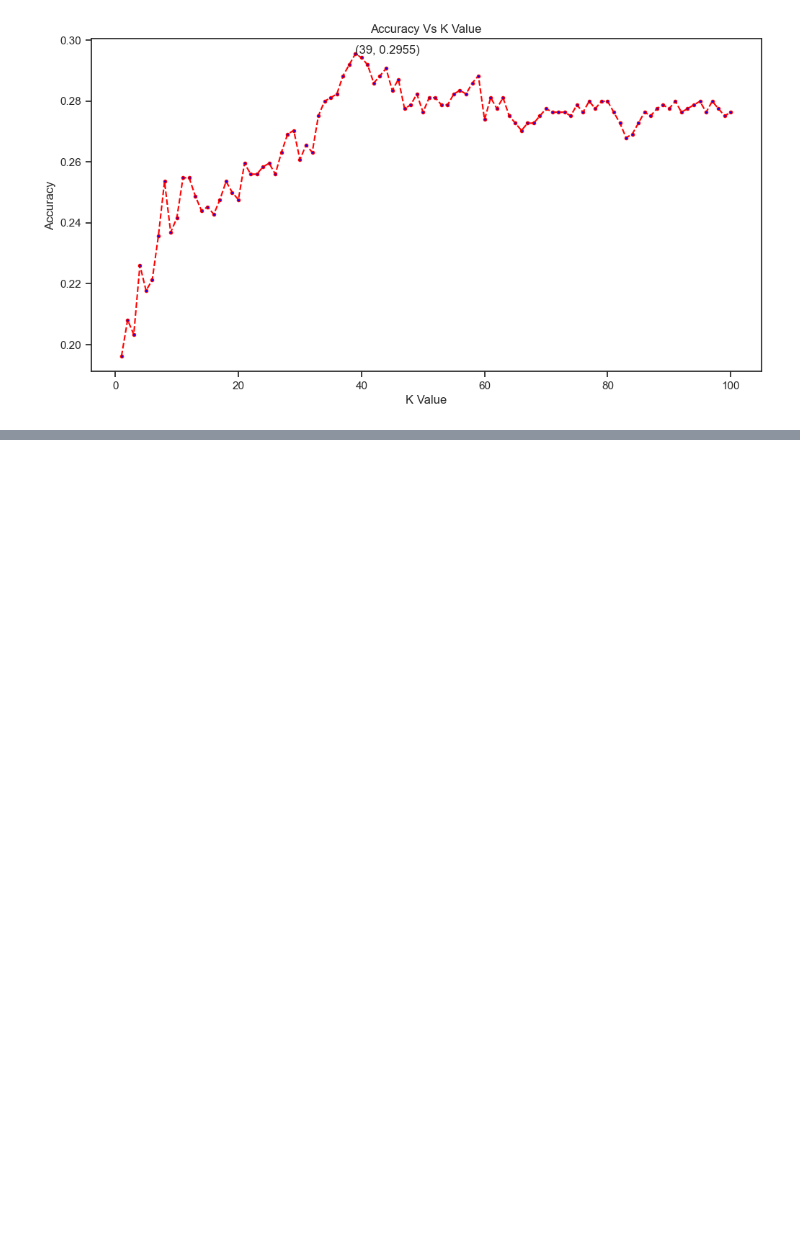
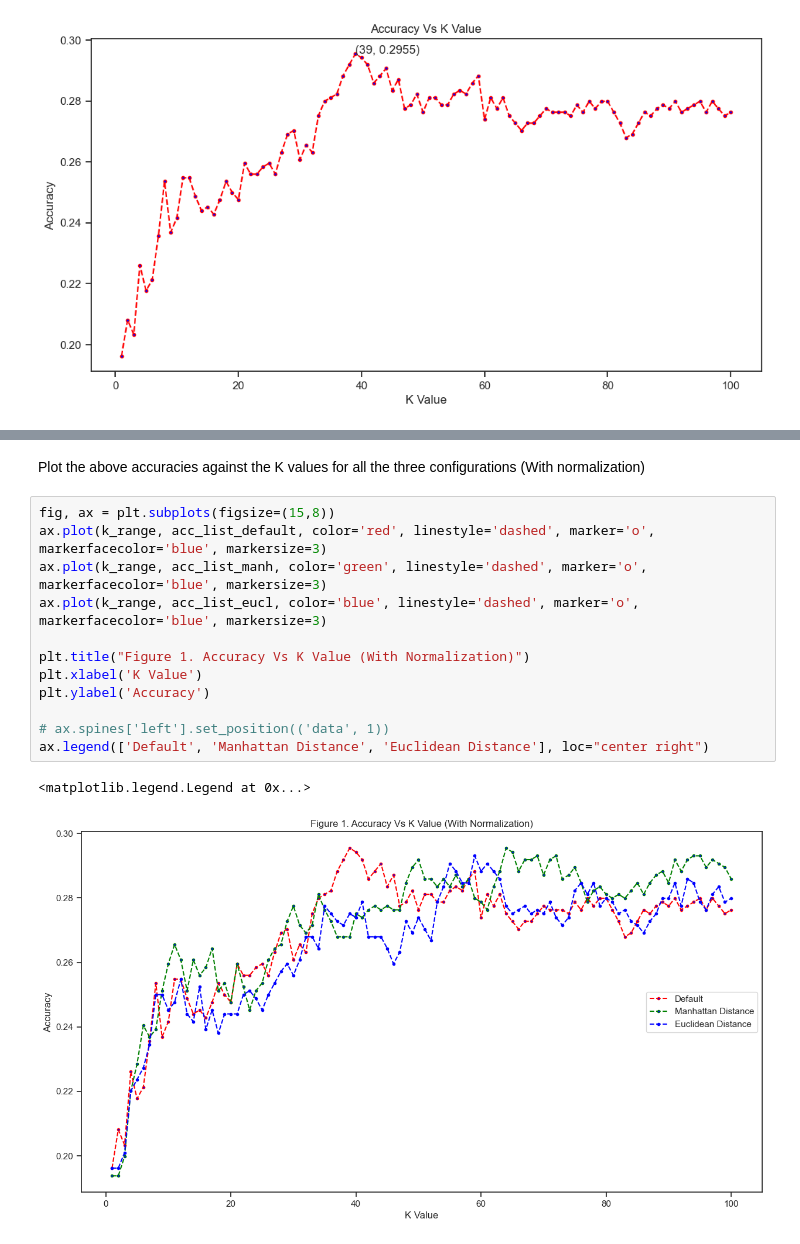
Before and after one commit to keithmmc/dataprojects, a Jupyter notebook: abalone.ipynb, the cells around one changed output, grey strips where cells are left out. Cells and saved outputs as stored; diff of their text form; blank space fills up the shorter version.

```diff
--- a/abalone.ipynb
+++ b/abalone.ipynb
@@ -83,0 +135,17 @@ Text(0, 0.5, 'Accuracy')
+# %% [markdown]
+Plot the above accuracies against the K values for all the three configurations (With normalization)
+# %%
+fig, ax = plt.subplots(figsize=(15,8))
+ax.plot(k_range, acc_list_default, color='red', linestyle='dashed', marker='o', markerfacecolor='blue', markersize=3)
+ax.plot(k_range, acc_list_manh, color='green', linestyle='dashed', marker='o', markerfacecolor='blue', markersize=3)
+ax.plot(k_range, acc_list_eucl, color='blue', linestyle='dashed', marker='o', markerfacecolor='blue', markersize=3)
+
+plt.title("Figure 1. Accuracy Vs K Value (With Normalization)")
+plt.xlabel('K Value')
+plt.ylabel('Accuracy')
+
+# ax.spines['left'].set_position(('data', 1))
+ax.legend(['Default', 'Manhattan Distance', 'Euclidean Distance'], loc="center right")
+# %% [output]
+<matplotlib.legend.Legend at 0x...>
+[figure, added]
```
Also changed, not shown: parts of 6 cells of this notebook.
